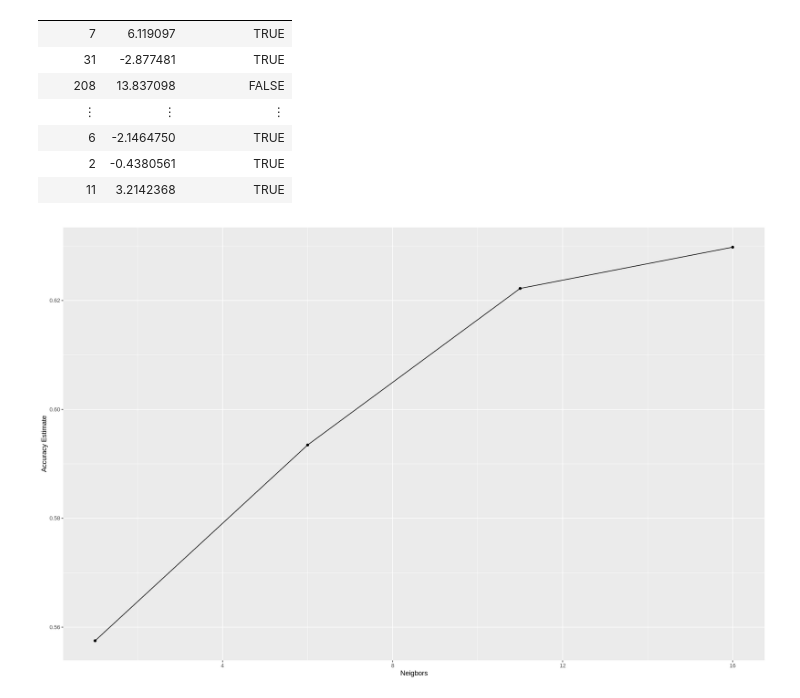
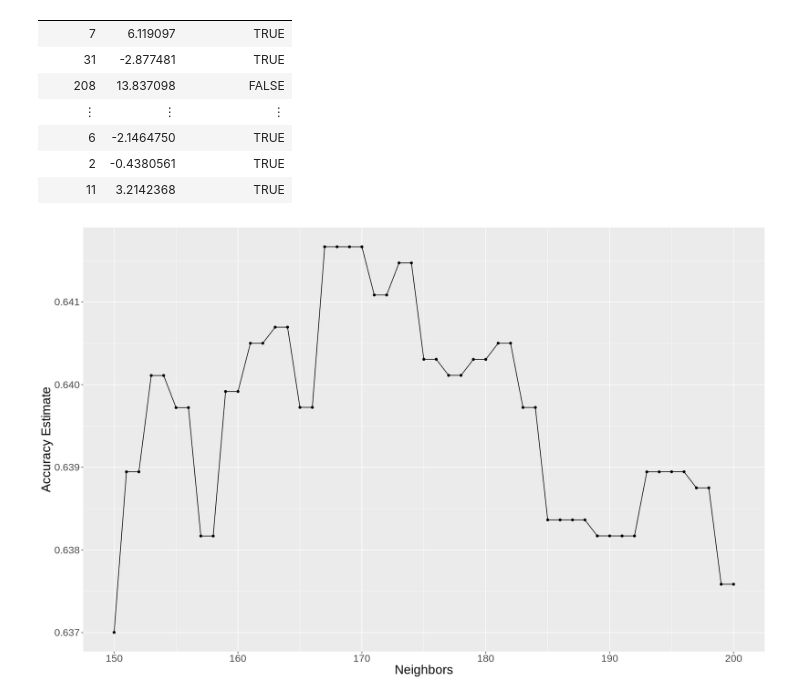
Before and after one commit to nitahieb/dsci100project, a Jupyter notebook: project.ipynb, the cells around one changed output. Cells and saved outputs as stored; diff of their text form; code cells hidden in the pictures.

Commit message:
accuracy_vs_k for range 150-200, 1 step
most optimal k value seems to be 8 (for the observable range of 0-500)

```diff
--- a/project.ipynb
+++ b/project.ipynb
@@ -109,13 +109,19 @@ A tibble: 5146 × 3
 | 2 | -0.4380561 | TRUE |
 | 11 | 3.2142368 | TRUE |
 # %%
-# n-fold cross-validation performed on training data
-tennis_vfold <- vfold_cv(tennis_train, v = 10, strata = higher_rank_win)
+set.seed(4532)
+
+# performing n-fold cross validation on training data.
+
+# 5-fold cross-validation performed on training data
+# 5 folds wer chosen because the performance of R and JupyterHub was much faster in contrast to 10 folds
+tennis_vfold <- vfold_cv(tennis_train, v = 5, strata = higher_rank_win)
 
 # creating recipe for training data set
 tennis_recipe <- recipe(higher_rank_win ~ age_diff + rank_diff, data = tennis_train) %>%
                     step_scale(all_predictors()) %>%
-                    step_center(all_predictors())
+                    step_center(all_predictors()) %>%
+                    prep()
 
 # K-Nearest Neighbors Model Specification with tune()
 knn_tune <- nearest_neighbor(weight_func = "rectangular", neighbors = tune()) %>%
@@ -129,24 +135,33 @@ tennis_fit <- workflow() %>%
                 tune_grid(resamples = tennis_vfold, grid = 10) %>%
                 collect_metrics()
 # %%
-# what K should we use?
+set.seed(4532)
 
-k_vals <- tibble(neighbors = seq(from = 1, to = 20, by = 5))
+# what K integer value should we use for the neighbors = ... parameter in K-Nearest Neighbors?
 
+# choosing an upper, lower limit and the amount of steps to visualize which K integer value is
+# most optimal for the Neighbors parameter for classification for K-Nearest Neighbors
+k_vals <- tibble(neighbors = seq(from = 150, to = 200, by = 1))
+
+# creating seperate workflow()
 knn_results <- workflow() %>%
   add_recipe(tennis_recipe) %>%
   add_model(knn_tune) %>%
   tune_grid(resamples = tennis_vfold, grid = k_vals) %>%
   collect_metrics()
 
+# filtering for (.metric == "accuracy")
 accuracies <- knn_results %>%
                 filter(.metric == "accuracy")
 
+# plotting accuracies against the K interger value within the range of (... ,...)
 accuracy_vs_k <- accuracies %>%
                   ggplot(aes(x = neighbors, y = mean)) +
                   geom_point() +
                   geom_line() +
-                  labs(x = "Neigbors", y = "Accuracy Estimate")
+                  labs(x = "Neighbors", y = "Accuracy Estimate") +
+                  theme(text = element_text(size = 20))
+
 accuracy_vs_k
 # %% [output]
-[figure, old version]
+[figure, new version]
```
Also changed, not shown: parts of 1 cell of this notebook.
